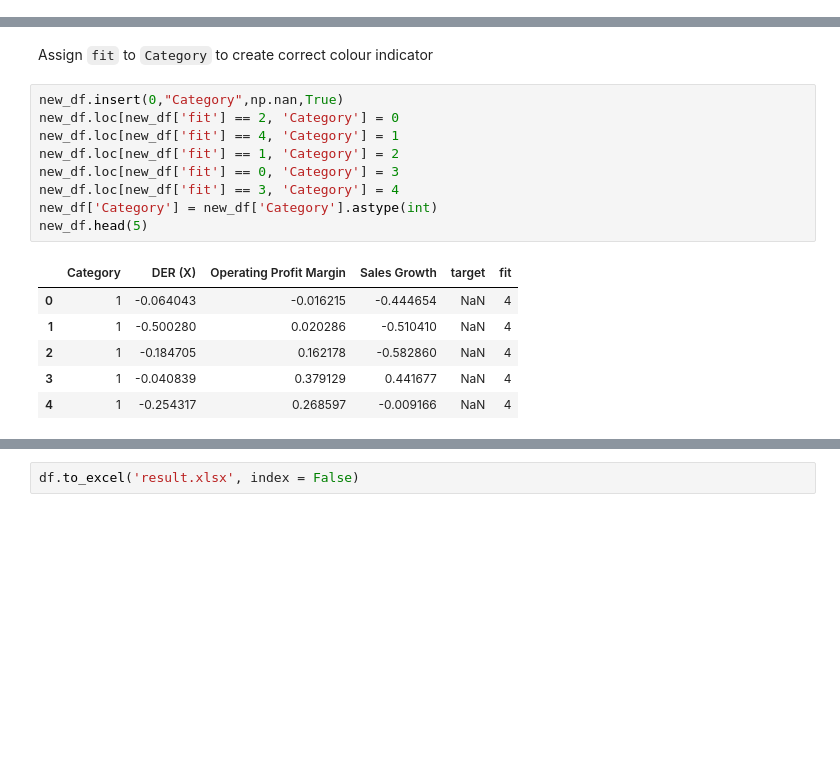
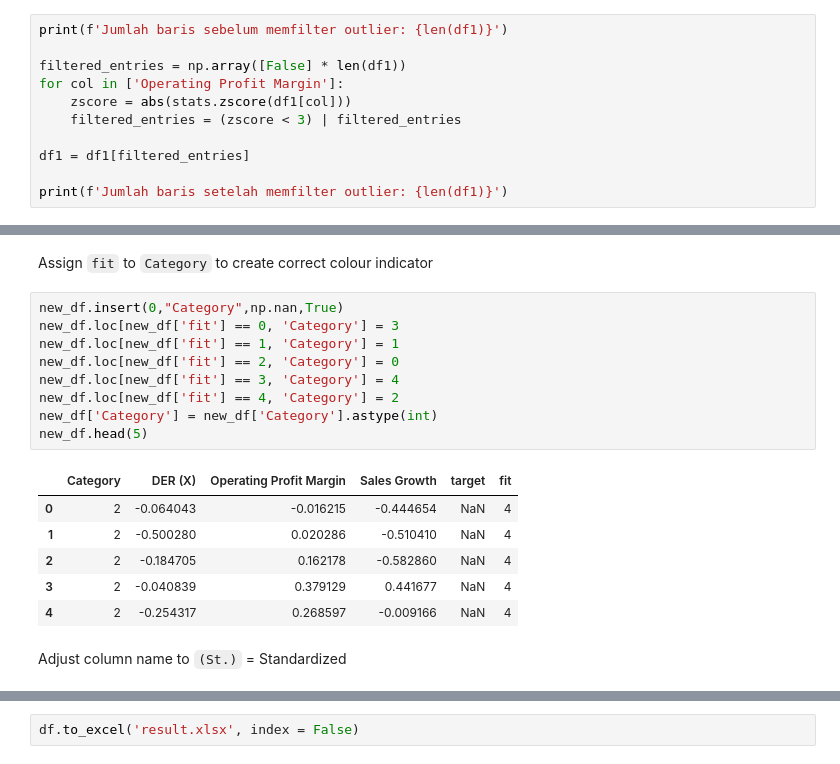
Before and after one commit to jheikal/Finance_DataScience-CLustering_Industries1, a Jupyter notebook: kmeans-3var.ipynb, the cells around one changed output, grey strips where cells are left out. Cells and saved outputs as stored; diff of their text form; blank space fills up the shorter version.

```diff
--- a/kmeans-3var.ipynb
+++ b/kmeans-3var.ipynb
@@ -57,0 +85,11 @@ df1.describe()
+# %%
+print(f'Jumlah baris sebelum memfilter outlier: {len(df1)}')
+
+filtered_entries = np.array([False] * len(df1))
+for col in ['Operating Profit Margin']:
+    zscore = abs(stats.zscore(df1[col]))
+    filtered_entries = (zscore < 3) | filtered_entries
+
+df1 = df1[filtered_entries]
+
+print(f'Jumlah baris setelah memfilter outlier: {len(df1)}')
@@ -125,19 +178,21 @@ new_df.head(5)
 Assign `fit` to `Category` to create correct colour indicator
 # %%
 new_df.insert(0,"Category",np.nan,True)
+new_df.loc[new_df['fit'] == 0, 'Category'] = 3
+new_df.loc[new_df['fit'] == 1, 'Category'] = 1
 new_df.loc[new_df['fit'] == 2, 'Category'] = 0
-new_df.loc[new_df['fit'] == 4, 'Category'] = 1
-new_df.loc[new_df['fit'] == 1, 'Category'] = 2
-new_df.loc[new_df['fit'] == 0, 'Category'] = 3
 new_df.loc[new_df['fit'] == 3, 'Category'] = 4
+new_df.loc[new_df['fit'] == 4, 'Category'] = 2
 new_df['Category'] = new_df['Category'].astype(int)
 new_df.head(5)
 # %% [output]
 |  | Category | DER (X) | Operating Profit Margin | Sales Growth | target | fit |
-| 0 | 1 | -0.064043 | -0.016215 | -0.444654 | NaN | 4 |
-| 1 | 1 | -0.500280 | 0.020286 | -0.510410 | NaN | 4 |
-| 2 | 1 | -0.184705 | 0.162178 | -0.582860 | NaN | 4 |
-| 3 | 1 | -0.040839 | 0.379129 | 0.441677 | NaN | 4 |
-| 4 | 1 | -0.254317 | 0.268597 | -0.009166 | NaN | 4 |
+| 0 | 2 | -0.064043 | -0.016215 | -0.444654 | NaN | 4 |
+| 1 | 2 | -0.500280 | 0.020286 | -0.510410 | NaN | 4 |
+| 2 | 2 | -0.184705 | 0.162178 | -0.582860 | NaN | 4 |
+| 3 | 2 | -0.040839 | 0.379129 | 0.441677 | NaN | 4 |
+| 4 | 2 | -0.254317 | 0.268597 | -0.009166 | NaN | 4 |
+# %% [markdown]
+Adjust column name to `(St.)` = Standardized
 # %%
 new_df.drop(["fit","target"], axis=1, inplace=True)
```
Also changed, not shown: parts of 35 cells of this notebook, 3 other files.
